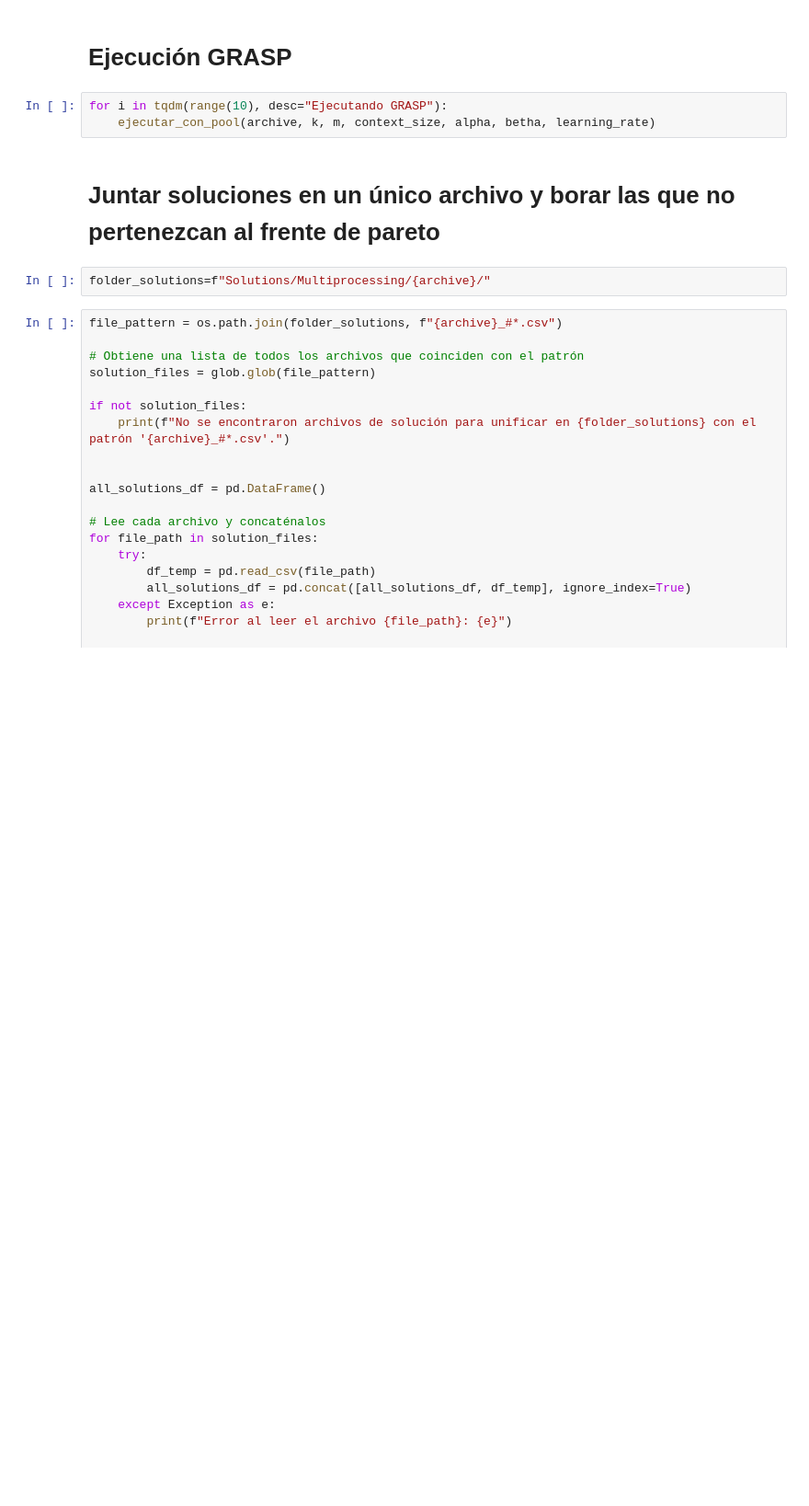
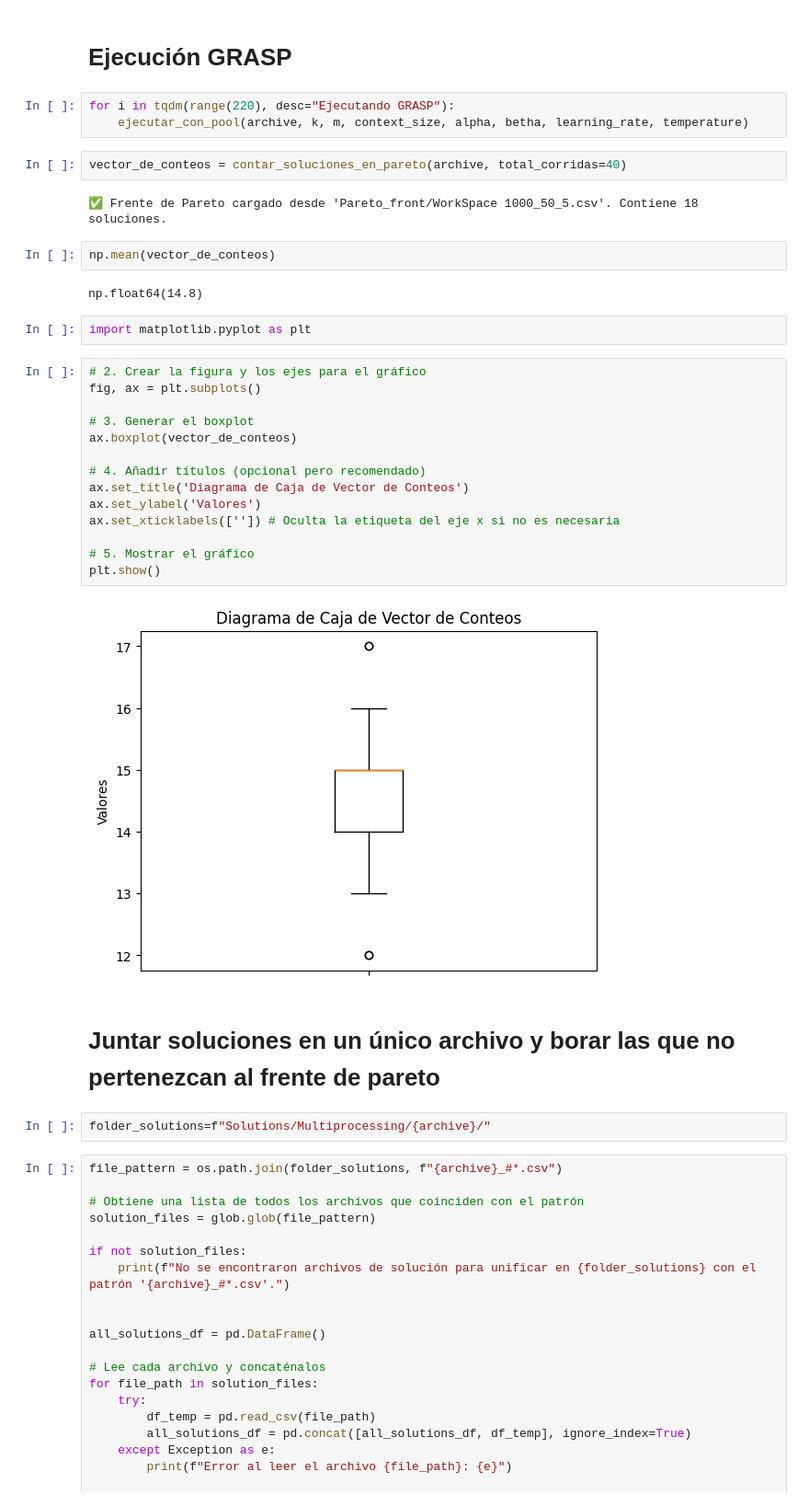
Before and after one commit to Manumrm8/TFM_optimization, a Jupyter notebook: GRASP_MULTIPROCESSING_MAB.ipynb, the cells around one changed output. Shown at 92% size. Drawn from its saved outputs; the diff is of its cells as text; blank space fills up the shorter version.

```diff
--- a/GRASP_MULTIPROCESSING_MAB.ipynb
+++ b/GRASP_MULTIPROCESSING_MAB.ipynb
@@ -64,8 +66,34 @@ def ejecutar_con_pool(archive, k, m, context_size, alpha, betha, learning_rate):
 # %% [markdown]
 # Ejecución GRASP
 # %%
-for i in tqdm(range(10), desc="Ejecutando GRASP"):
-    ejecutar_con_pool(archive, k, m, context_size, alpha, betha, learning_rate)
+for i in tqdm(range(220), desc="Ejecutando GRASP"):
+    ejecutar_con_pool(archive, k, m, context_size, alpha, betha, learning_rate, temperature)
+# %%
+vector_de_conteos = contar_soluciones_en_pareto(archive, total_corridas=40)
+# %% [output]
+✅ Frente de Pareto cargado desde 'Pareto_front/WorkSpace 1000_50_5.csv'. Contiene 18 soluciones.
+# %%
+np.mean(vector_de_conteos)
+# %% [output]
+np.float64(14.8)
+# %%
+import matplotlib.pyplot as plt
+# %%
+# 2. Crear la figura y los ejes para el gráfico
+fig, ax = plt.subplots()
+
+# 3. Generar el boxplot
+ax.boxplot(vector_de_conteos)
+
+# 4. Añadir títulos (opcional pero recomendado)
+ax.set_title('Diagrama de Caja de Vector de Conteos')
+ax.set_ylabel('Valores')
+ax.set_xticklabels(['']) # Oculta la etiqueta del eje x si no es necesaria
+
+# 5. Mostrar el gráfico
+plt.show()
+# %% [output]
+[figure, added]
 # %% [markdown]
 # Juntar soluciones en un único archivo y borar las que no pertenezcan al frente de pareto
 # %%
```
Also changed, not shown: parts of 5 cells of this notebook.
